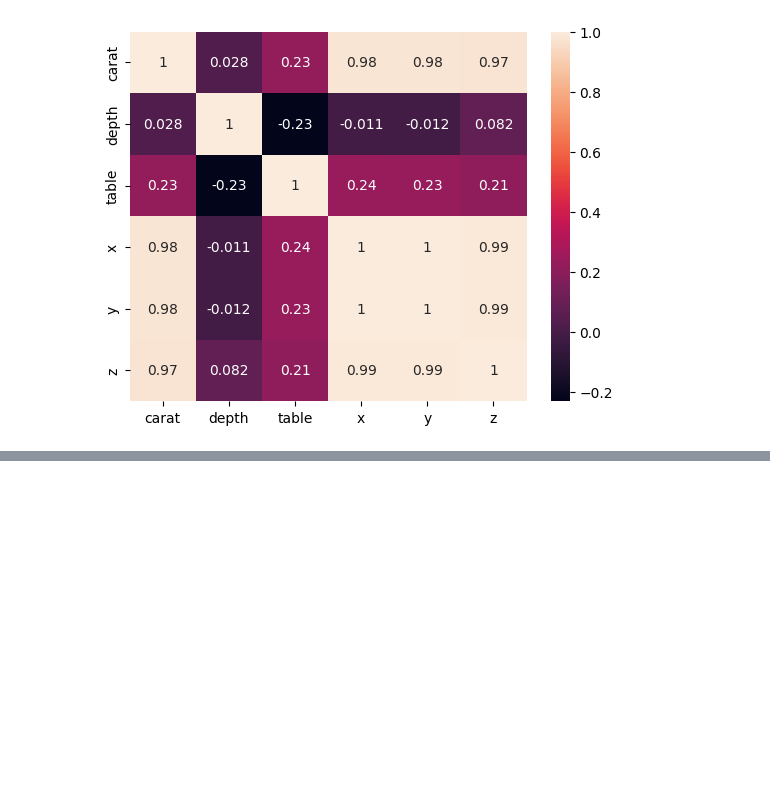
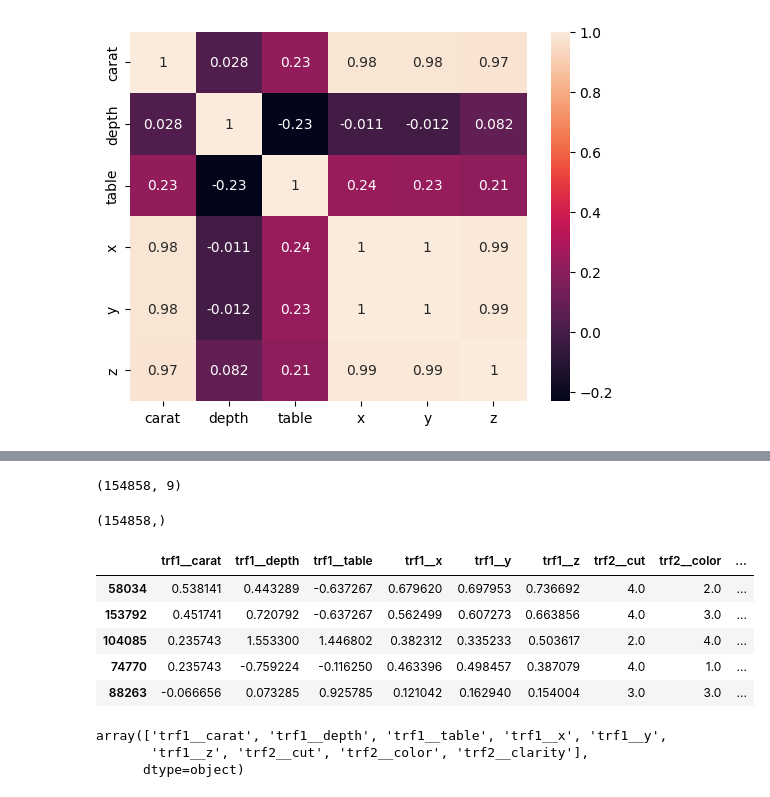
Before and after one commit to dkg0101/DPP_MLOPs, a Jupyter notebook: notebooks/experiment.ipynb, the cells around one changed output, grey strips where cells are left out. Cells and saved outputs as stored; diff of their text form; code cells hidden in the pictures; blank space fills up the shorter version.

```diff
--- a/notebooks/experiment.ipynb
+++ b/notebooks/experiment.ipynb
@@ -131,0 +198,14 @@ data
+# %%
+#Arrange categories into ascending order
+
+cut_categories = ['Fair','Good','Very Good','Premium','Ideal']
+color_categories = ['D','E','F','G','H','I','J']
+clarity_categories = ['I1','SI2','SI1','VS2','VS1','VVS2','VVS1','IF']
+cat_pipeline = Pipeline(
+    steps=[
+        ('imputer',SimpleImputer(strategy='most_frequent')),
+        ('encoder',OrdinalEncoder(categories=[cut_categories,color_categories,clarity_categories]))
+    ]
+)
+
+cat_pipeline
@@ -131,0 +220,11 @@ data
+# %%
+from sklearn.compose import ColumnTransformer
+transformer = ColumnTransformer(
+    [
+        ('trf1',num_pipeline,numerical_columns),
+        ('trf2',cat_pipeline,cat_columns),
+    ],
+    remainder='passthrough'
+)
+# %%
+transformer.set_output(transform='pandas')
@@ -131,0 +249,28 @@ data
+# %%
+#splitting data to avoid bias
+from sklearn.model_selection import train_test_split
+X_train,X_test,y_train,y_test = train_test_split(X,y,test_size=0.2,random_state=19)
+# %%
+X_train.shape
+# %% [output]
+(154858, 9)
+# %%
+y_train.shape
+# %% [output]
+(154858,)
+# %%
+X_train = transformer.fit_transform(X_train)
+X_train.head()
+# %% [output]
+|  | trf1__carat | trf1__depth | trf1__table | trf1__x | trf1__y | trf1__z | trf2__cut | trf2__color | ... |
+| 58034 | 0.538141 | 0.443289 | -0.637267 | 0.679620 | 0.697953 | 0.736692 | 4.0 | 2.0 | ... |
+| 153792 | 0.451741 | 0.720792 | -0.637267 | 0.562499 | 0.607273 | 0.663856 | 4.0 | 3.0 | ... |
+| 104085 | 0.235743 | 1.553300 | 1.446802 | 0.382312 | 0.335233 | 0.503617 | 2.0 | 4.0 | ... |
+| 74770 | 0.235743 | -0.759224 | -0.116250 | 0.463396 | 0.498457 | 0.387079 | 4.0 | 1.0 | ... |
+| 88263 | -0.066656 | 0.073285 | 0.925785 | 0.121042 | 0.162940 | 0.154004 | 3.0 | 3.0 | ... |
+# %%
+transformer.get_feature_names_out()
+# %% [output]
+array(['trf1__carat', 'trf1__depth', 'trf1__table', 'trf1__x', 'trf1__y',
+       'trf1__z', 'trf2__cut', 'trf2__color', 'trf2__clarity'],
+      dtype=object)
```
Also changed, not shown: parts of 15 cells of this notebook.
